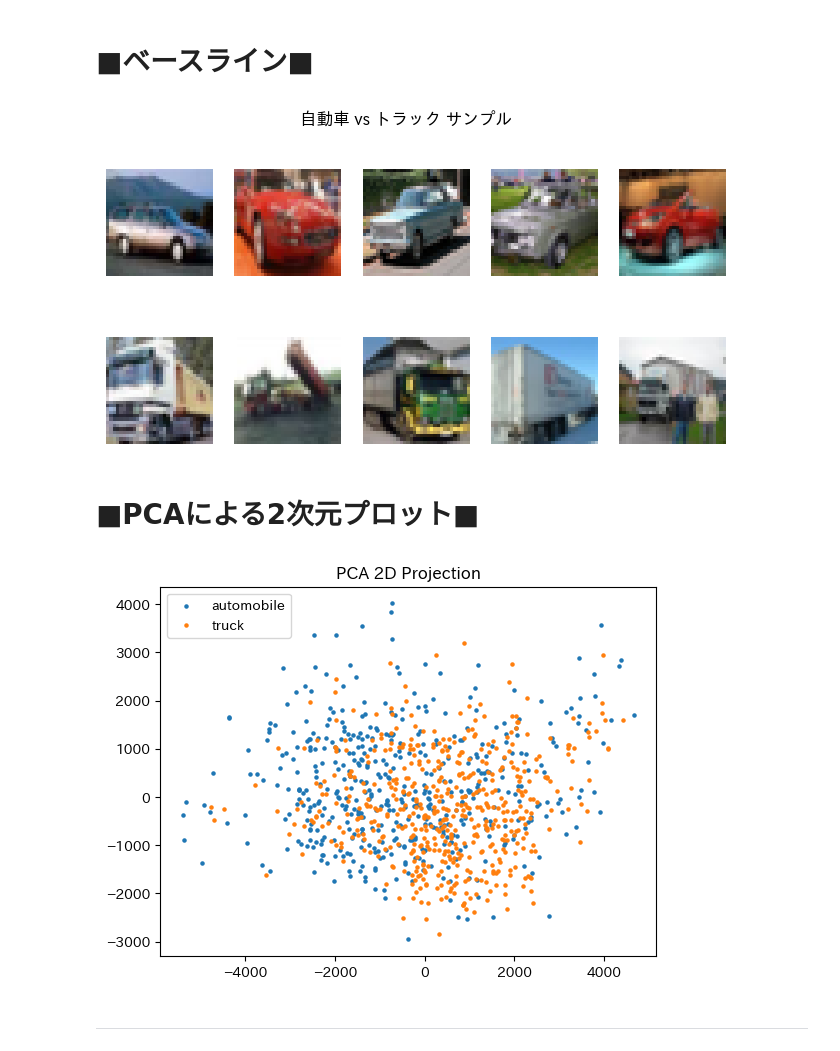
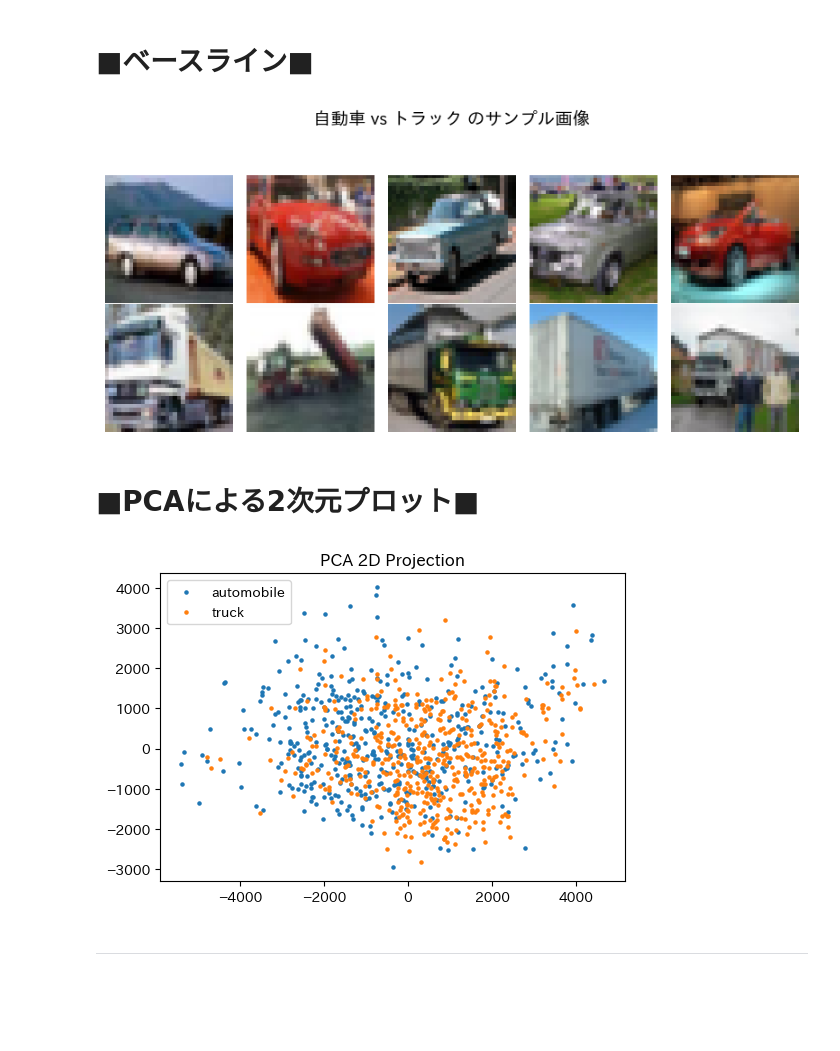
Before and after one commit to souldrive7/ECP, a Jupyter notebook: 教師あり学習課題‗村松先生.ipynb, the cells around one changed output. Cells and saved outputs as stored; diff of their text form; code cells hidden in the pictures; blank space fills up the shorter version.

```diff
--- a/教師あり学習課題‗村松先生.ipynb
+++ b/教師あり学習課題‗村松先生.ipynb
@@ -89,31 +136,33 @@ class_names = ['airplane','automobile','bird','cat','deer',
 # %% [markdown]
 # ■ベースライン■
 # %%
-# (1) クラスごとのサンプル表示（自動車 vs トラック）
-fig, axes = plt.subplots(2,5, figsize=(8,4))
-for i, cls in enumerate([1,9]):  # 1=automobile, 9=truck
+fig, axes = plt.subplots(2, 5, figsize=(8,4))
+for i, cls in enumerate([1,9]):
     imgs = x_train[y_train==cls][:5]
-    for j,img in enumerate(imgs):
-        ax = axes[i,j]
-        ax.imshow(img); ax.axis('off')
-    axes[i,0].set_ylabel(class_names[cls])
-plt.suptitle("自動車 vs トラック サンプル"); plt.show()
+    for j, img in enumerate(imgs):
+        axes[i,j].imshow(img)
+        axes[i,j].axis('off')
+    axes[i,0].set_ylabel(class_names[cls], fontsize=12)
+plt.suptitle("自動車 vs トラック のサンプル画像", fontsize=14)
+plt.tight_layout(rect=[0,0.03,1,0.95])
+plt.show()
 # %% [output]
-[figure, old version]
+[figure, new version]
 # %% [markdown]
 # ■PCAによる2次元プロット■
 # %%
-# 自動車とトラック 各500枚抽出
+# PCA による 2 次元プロット
 mask = np.isin(y_train, [1,9])
-X = x_train[mask].reshape(-1, 3072)[:1000]
+X = x_train[mask].reshape(-1,3072)[:1000]
 y = y_train[mask][:1000]
 pca = PCA(n_components=2)
 Z = pca.fit_transform(X)
+plt.figure(figsize=(6,4))
 plt.scatter(Z[y==1,0], Z[y==1,1], s=5, label='automobile')
 plt.scatter(Z[y==9,0], Z[y==9,1], s=5, label='truck')
 plt.legend(); plt.title("PCA 2D Projection"); plt.show()
 # %% [output]
-[figure, old version]
+[figure, new version]
 # %% [markdown]
 ---
 # %% [markdown]
```
Also changed, not shown: parts of 25 cells of this notebook.
